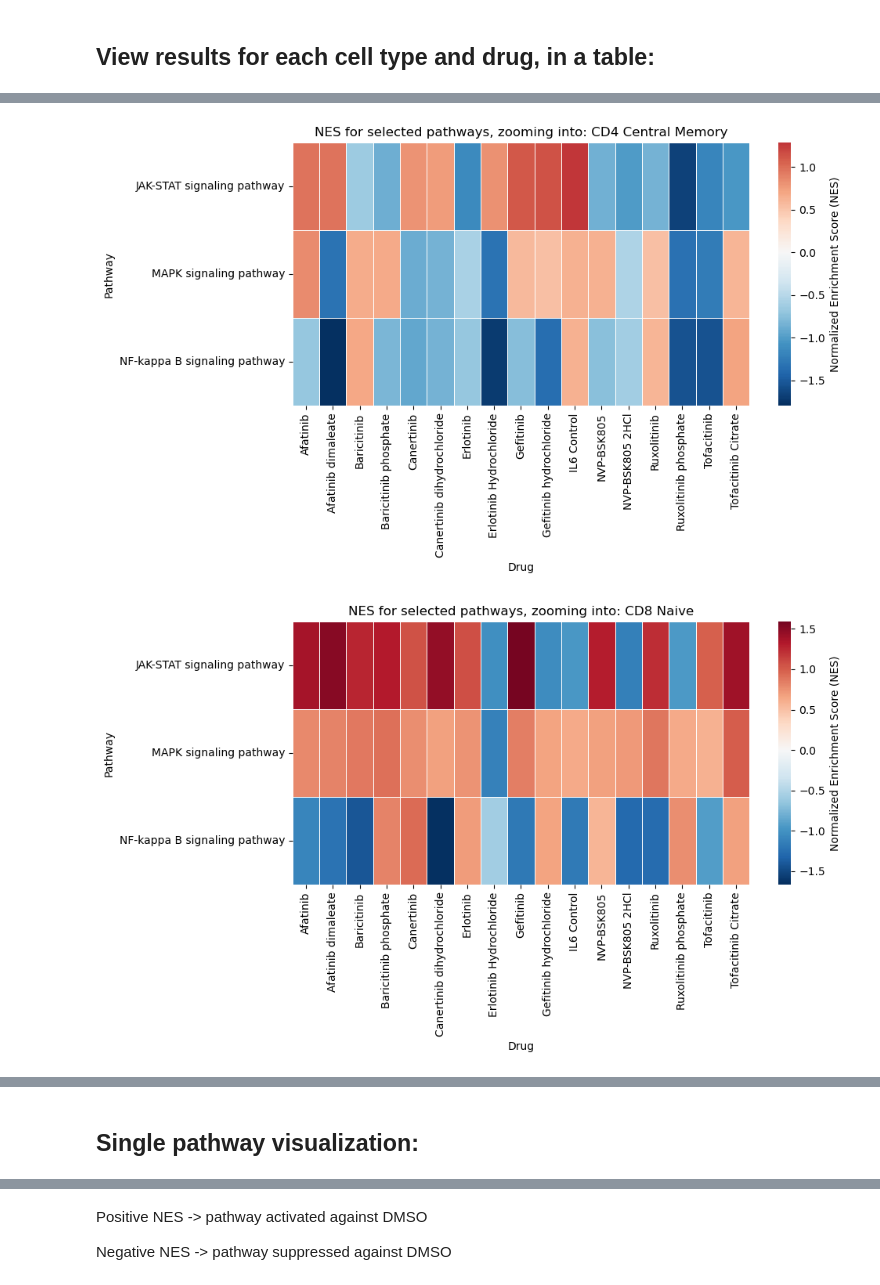
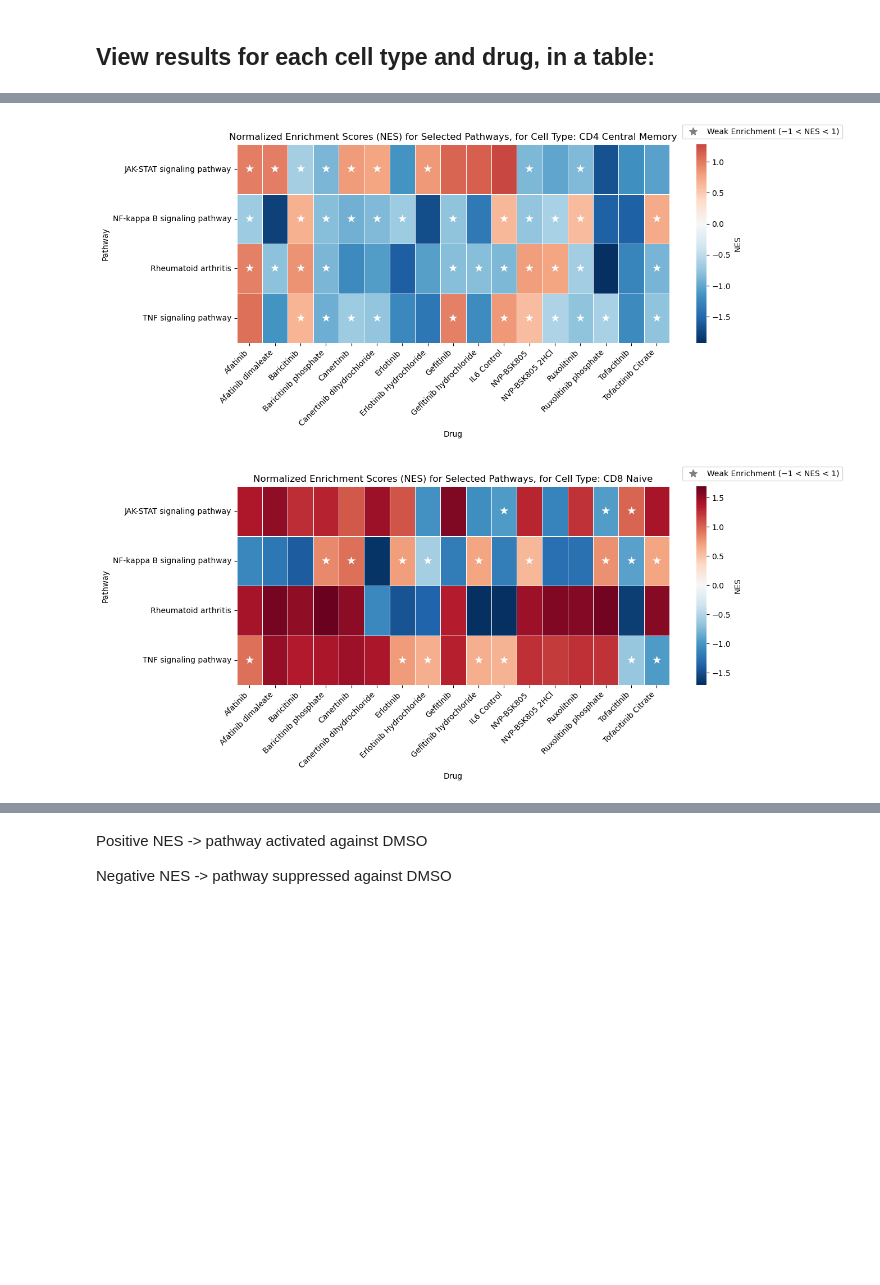
Before and after one commit to coreancutie/JAK-STAT, a Jupyter notebook: gseapy/gseapy_KEGG_JW.ipynb, the cells around one changed output, grey strips where cells are left out. Saved outputs shown, nothing was run; the diff lists cells and outputs as text; code cells hidden in the pictures; blank space fills up the shorter version.

```diff
--- a/gseapy/gseapy_KEGG_JW.ipynb
+++ b/gseapy/gseapy_KEGG_JW.ipynb
@@ -258,8 +259,9 @@ kegg_pathways = pre_res.res2d["Term"].values
 # Select pathways of interest, related to immune responses:
 selected_pathways = [
     "JAK-STAT signaling pathway",
-    "MAPK signaling pathway",
-    "NF-kappa B signaling pathway"
+    "TNF signaling pathway",
+    "NF-kappa B signaling pathway",
+    "Rheumatoid arthritis"
 ]
 
 heatmap1_records = []
@@ -273,7 +275,7 @@ for cell_type, drug_dict in gsea_res.items():
                  # Extract the NES value; from the rows where the pathway matches, return the NES column as nes
                 nes = res.loc[res["Term"] == pathway, "NES"].values[0]
             else:
-                nes = float("nan")  # pathway not enriched
+                nes = float("nan")  # pathway not enriched/not present in table
 
             heatmap1_records.append({
                 "cell_type": cell_type,
@@ -287,33 +323,62 @@ heatmap1_nes_df = pd.DataFrame(heatmap1_records)
 # %%
+# starred cells for NES values from -1 to 1:
+
+from matplotlib.lines import Line2D
+
 cell_types = heatmap1_nes_df["cell_type"].unique()
 
-# Loop through each cell type, and plot a heatmap
 for cell_type in cell_types:
+
     # Pivot the data for this cell type
     heatmap1_data = heatmap1_nes_df[
         heatmap1_nes_df["cell_type"] == cell_type
     ].pivot(
-        index="pathway",   # rows = pathways
-        columns="drug",    # columns = drugs
-        values="NES"       # values = NES
+        index="pathway", # rows = pathways
+        columns="drug", # columns = drugs
+        values="NES" # values = NES
     )
 
-    # Create the figure
-    plt.figure(figsize=(10, 6))
+    # Plot the heatmap
+    plt.figure(figsize=(len(heatmap1_data.columns)*0.8, 6)) # width scales with # of drugs
+
     sns.heatmap(
         heatmap1_data,
-        cmap="RdBu_r",      # Red = positive NES, Blue = negative NES
-        center=0,           # Center colormap at 0
+        cmap="RdBu_r", # Red = positive NES, Blue = negative NES
+        # Center colormap at 0
+        center=0,
         linewidths=0.5,
-        cbar_kws={"label": "Normalized Enrichment Score (NES)"}
+        cbar_kws={"label": "NES"},
+        annot = False,
+        square = False
     )
 
-    plt.title(f"NES for selected pathways, zooming into: {cell_type}")
+     # Annotate NES values from -1 to 1
+    for i, pathway in enumerate(heatmap1_data.index):
+        for j, drug in enumerate(heatmap1_data.columns):
+            nes_value = heatmap1_data.loc[pathway, drug]
+            if -1 <= nes_value <= 1: # note: doesn't actually star values -1 and 1!!!
+                # extract plot axes first
+                plt.gca().text(j + 0.5, i + 0.5, "★", ha='center', va='center', color='white', fontsize=14)
+
+    # Add a legend explaining NES values from -1 to 1 have an asterick
+    legend_elements = [
+        Line2D([0], [0], marker="*", color="gray", linestyle="None", markersize=10,
+        label="Weak Enrichment (−1 < NES < 1)")
+    ]
+
+    plt.gca().legend(handles=legend_elements,
+                     loc="upper right",
+                     bbox_to_anchor = (1.4, 1.1),
+                     borderaxespad = 0,
+                     frameon = True)
+
+    # Fix up  the plots
+    plt.title(f"Normalized Enrichment Scores (NES) for Selected Pathways, for Cell Type: {cell_type}")
     plt.ylabel("Pathway")
     plt.xlabel("Drug")
-    # plt.xticks(rotation = 45)
+    plt.xticks(rotation=45, ha="right")
     plt.tight_layout()
     plt.show()
 # %% [output]
-[figure, old version]
+[figure, new version]
-[figure, old version]
+[figure, new version]
@@ -326,2 +390,0 @@ for cell_type in cell_types:
-# %% [markdown]
-## Single pathway visualization:
```
Also changed, not shown: parts of 23 cells of this notebook, 2 other files.
